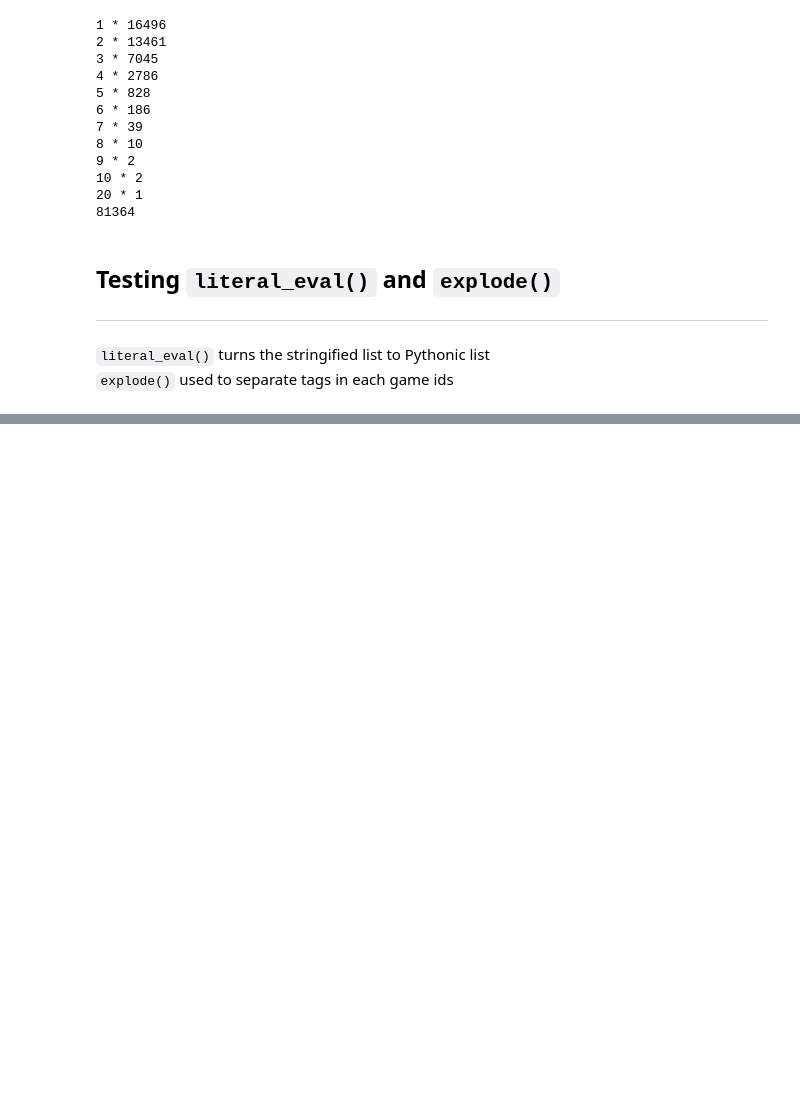
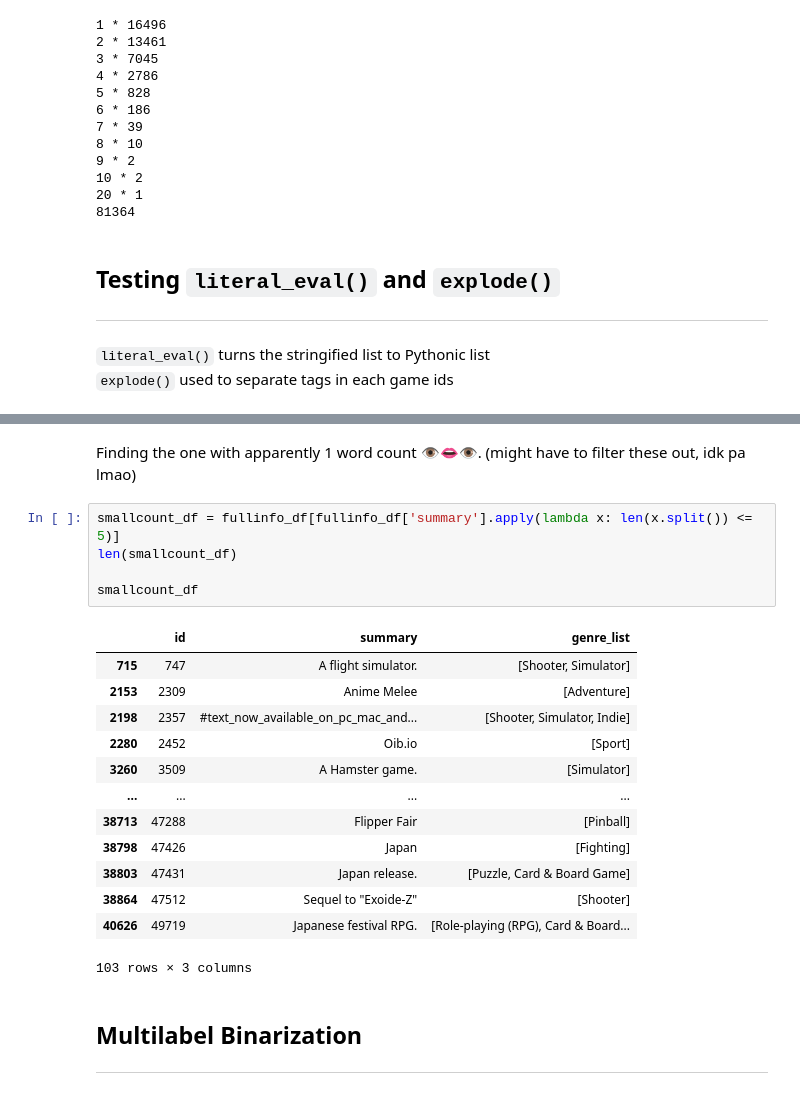
Before and after one commit to melzarjanchico-up/sp_multilabel_vggtc, a Jupyter notebook: exploratory_data_analysis/eda.ipynb, the cells around one changed output, grey strips where cells are left out. Drawn from its saved outputs; the diff is of its cells as text; blank space fills up the shorter version.

```diff
--- a/exploratory_data_analysis/eda.ipynb
+++ b/exploratory_data_analysis/eda.ipynb
@@ -139,0 +194,24 @@ Name: genre_list, dtype: int64
+# %% [markdown]
+Finding the one with apparently 1 word count 👁👄👁. (might have to filter these out, idk pa lmao)
+# %%
+smallcount_df = fullinfo_df[fullinfo_df['summary'].apply(lambda x: len(x.split()) <= 5)]
+len(smallcount_df)
+
+smallcount_df
+# %% [output]
+|  | id | summary | genre_list |
+| 715 | 747 | A flight simulator. | [Shooter, Simulator] |
+| 2153 | 2309 | Anime Melee | [Adventure] |
+| 2198 | 2357 | #text_now_available_on_pc_mac_and... | [Shooter, Simulator, Indie] |
+| 2280 | 2452 | Oib.io | [Sport] |
+| 3260 | 3509 | A Hamster game. | [Simulator] |
+| ... | ... | ... | ... |
+| 38713 | 47288 | Flipper Fair | [Pinball] |
+| 38798 | 47426 | Japan | [Fighting] |
+| 38803 | 47431 | Japan release. | [Puzzle, Card & Board Game] |
+| 38864 | 47512 | Sequel to "Exoide-Z" | [Shooter] |
+| 40626 | 49719 | Japanese festival RPG. | [Role-playing (RPG), Card & Board... |
+103 rows × 3 columns
+# %% [markdown]
+## Multilabel Binarization
+---
```
Also changed, not shown: parts of 9 cells of this notebook.
